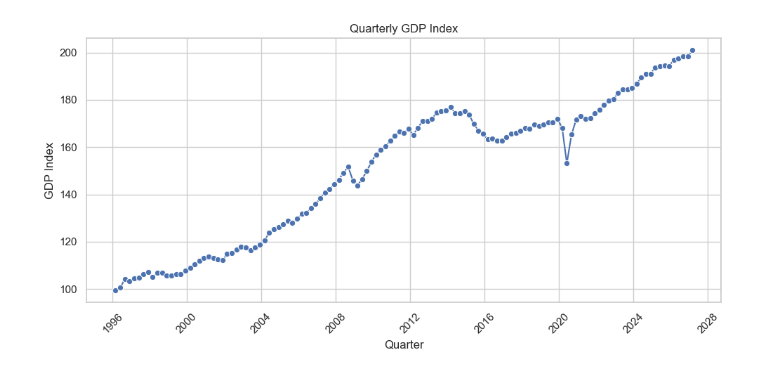
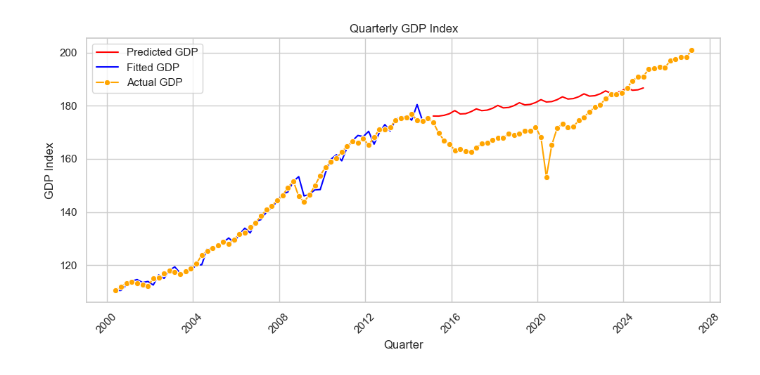
Before and after one commit to nataliamayumi/economicetl_project, a Jupyter notebook: notebooks/data_analysis.ipynb, the cells around one changed output. Drawn from its saved outputs; the diff is of its cells as text; code cells hidden in the pictures.

```diff
--- a/notebooks/data_analysis.ipynb
+++ b/notebooks/data_analysis.ipynb
@@ -26,3 +24,5 @@ projection_arima = df[df.index < '2015-03-01']
 # %%
 model = SARIMAX(projection_arima, order=(1, 1, 1), seasonal_order=(1, 1, 0, 4), enforce_stationarity=False, enforce_invertibility=False)
 results = model.fit(disp=False)
+fitted = results.fittedvalues
+predict = results.predict(start=pd.to_datetime('2015-03-01'),end=pd.to_datetime('2024-12-01'), dynamic=False)
@@ -44,15 +29,22 @@ results = model.fit(disp=False)
+# %%
+df['predict'] = predict
+df['fitted'] = fitted
+df_plot = df[df.index > '2000-03-01']
 # %%
 # Set Seaborn style
 sns.set(style="whitegrid")
 
 # Plot
 plt.figure(figsize=(10, 5))
-sns.lineplot(x='Quarter', y='gdp', data=df, marker='o')
+sns.lineplot(x='Quarter', y='predict', data=df_plot, label='Predicted GDP', color='red')
+sns.lineplot(x='Quarter', y='fitted', data=df_plot, label='Fitted GDP', color='blue')
+sns.lineplot(x='Quarter', y='gdp', data=df_plot, marker='o', label='Actual GDP', color='orange')
+
 plt.title('Quarterly GDP Index')
 plt.xlabel('Quarter')
 plt.ylabel('GDP Index')
 plt.xticks(rotation=45)
 plt.tight_layout()
 plt.show()
 # %% [output]
-[figure, old version]
+[figure, new version]
```
Also changed, not shown: parts of 2 cells of this notebook, 3 other files.
